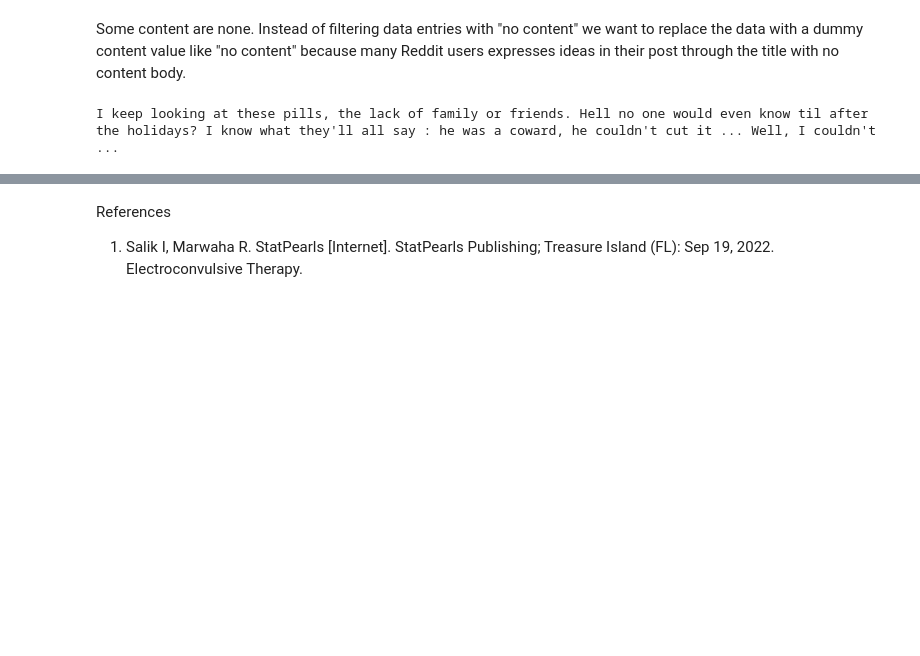
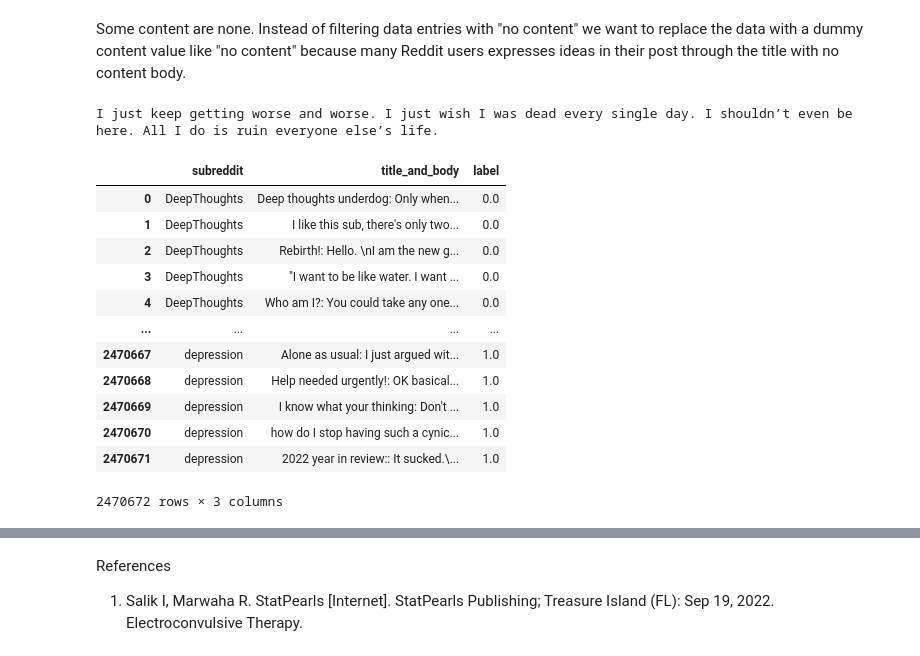
Before and after one commit to BYam24/Reddit-Depression-Analysis-Classification, a Jupyter notebook: depression.ipynb, the cells around one changed output, grey strips where cells are left out. Drawn from its saved outputs; the diff is of its cells as text; code cells hidden in the pictures; blank space fills up the shorter version.

```diff
--- a/depression.ipynb
+++ b/depression.ipynb
@@ -106,6 +117,12 @@ filtered_df = df[df['subreddit'].isin(subreddits_to_keep) ]
 
 # Reset index (optional)
 filtered_df.reset_index(drop=True, inplace=True)
+
+# Filter out rows with NaN labels
+filtered_df = filtered_df[filtered_df['label'].notna()]
+
+# Reset index (optional)
+filtered_df.reset_index(drop=True, inplace=True)
 # %%
 print(f'Number of entries in the dataset: {len(filtered_df)}')
 print(f'Number of entries in each columns: \n{filtered_df.count()}')
@@ -135,4 +152,29 @@ sampled_content = label_1_sample['content']
 # Display one of the content values (for example, the first one)
 print(sampled_content.iloc[3])
 # %% [output]
-I keep looking at these pills, the lack of family or friends. Hell no one would even know til after the holidays? I know what they'll all say : he was a coward, he couldn't cut it ... Well, I couldn't ...
+I just keep getting worse and worse. I just wish I was dead every single day. I shouldn’t even be here. All I do is ruin everyone else’s life.
+# %%
+# Make a copy of the filtered DataFrame to avoid chained assignment issues
+filtered_df = filtered_df.copy()
+
+# Replace NaN values using .loc[]
+filtered_df.loc[:, 'title'] = filtered_df['title'].fillna('')
+filtered_df.loc[:, 'content'] = filtered_df['content'].fillna('')
+
+# Create the 'title_and_body' column
+filtered_df.loc[:, 'title_and_body'] = filtered_df['title'] + ': ' + filtered_df['content']
+display(filtered_df[['subreddit', 'title_and_body', 'label']])
+# %% [output]
+|  | subreddit | title_and_body | label |
+| 0 | DeepThoughts | Deep thoughts underdog: Only when... | 0.0 |
+| 1 | DeepThoughts | I like this sub, there's only two... | 0.0 |
+| 2 | DeepThoughts | Rebirth!: Hello. \nI am the new g... | 0.0 |
+| 3 | DeepThoughts | "I want to be like water. I want ... | 0.0 |
+| 4 | DeepThoughts | Who am I?: You could take any one... | 0.0 |
+| ... | ... | ... | ... |
+| 2470667 | depression | Alone as usual: I just argued wit... | 1.0 |
+| 2470668 | depression | Help needed urgently!: OK basical... | 1.0 |
+| 2470669 | depression | I know what your thinking: Don't ... | 1.0 |
+| 2470670 | depression | how do I stop having such a cynic... | 1.0 |
+| 2470671 | depression | 2022 year in review:: It sucked.\... | 1.0 |
+2470672 rows × 3 columns
```
Also changed, not shown: parts of 31 cells of this notebook, 1 other file.
